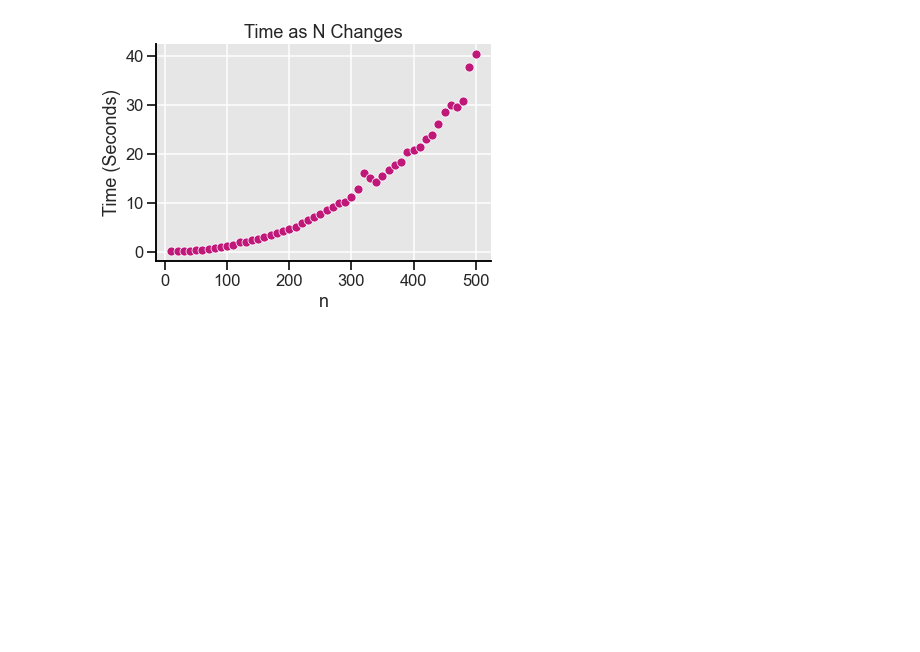
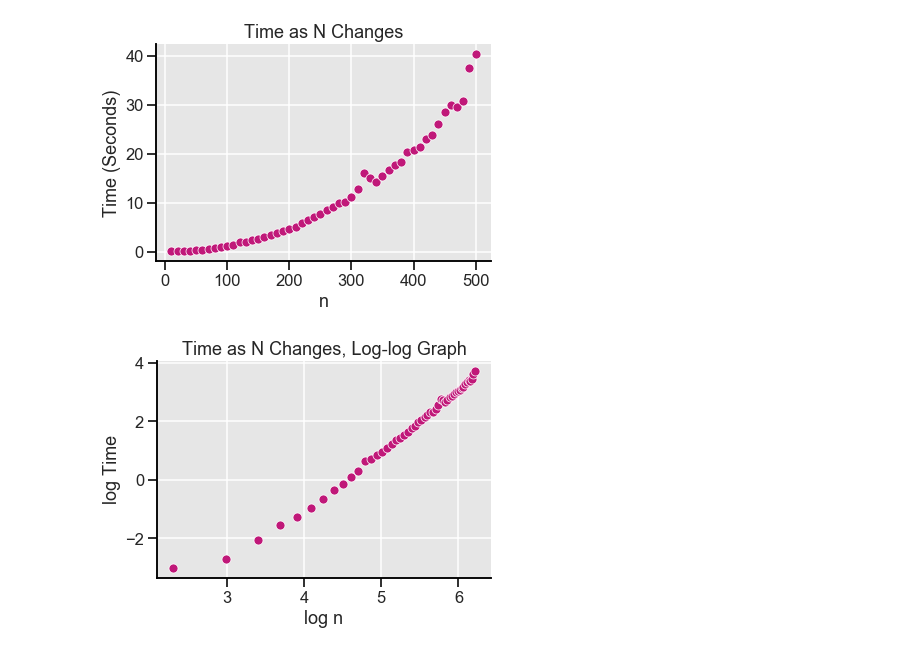
Before and after one commit to louishu17/tree_color_coding_task, a Jupyter notebook: Jupyter Vizualizations/sim1_viz.ipynb, the cells around one changed output. Cells and saved outputs as stored; diff of their text form; code cells hidden in the pictures; blank space fills up the shorter version.

Commit message:
reorganizing in simulations

```diff
--- a/Jupyter Vizualizations/sim1_viz.ipynb
+++ b/Jupyter Vizualizations/sim1_viz.ipynb
@@ -48,5 +54,17 @@ sim1_n
 | 48 | 48 | 3 | 490 | 0.5 | 0-1-1 | 2 | 3.226052e+06 | 3.248047e+06 | -0.006818 | 37.650189 |
 | 49 | 49 | 3 | 500 | 0.5 | 0-1-1 | 2 | 3.438596e+06 | 3.451417e+06 | -0.003728 | 40.455441 |
 [figure]
+# %%
+# A vizualization to the quadratic relationship time and n have for simulation 1
+sim1_n = pd.read_csv('vis_sim1/data/sim1/n_3/dat_n_3.csv')
+sim1_n['time'] = np.log(sim1_n['time'])
+sim1_n['n'] = np.log(sim1_n['n'])
+sns.scatterplot(data = sim1_n, x = 'n', y = 'time').set(xlabel = 'log n', ylabel = 'log Time', title = 'Time as N Changes, Log-log Graph')
+sns.set_style("darkgrid", {'ytick.left' : True, 'xtick.bottom': True, 'axes.spines.left': True, 'grid.color': '1', 'axes.edgecolor': '0', 'axes.spines.right': False, "axes.facecolor": ".9"})
+sns.set_context("talk")
+sns.despine(right = True, top=True)
+sns.set_palette("PiYG", 10)
+# %% [output]
+[figure, added]
 # %%
 # A vizualization to show changing error for simulation 1
```
Also changed, not shown: parts of 7 cells of this notebook, 6 other files.
